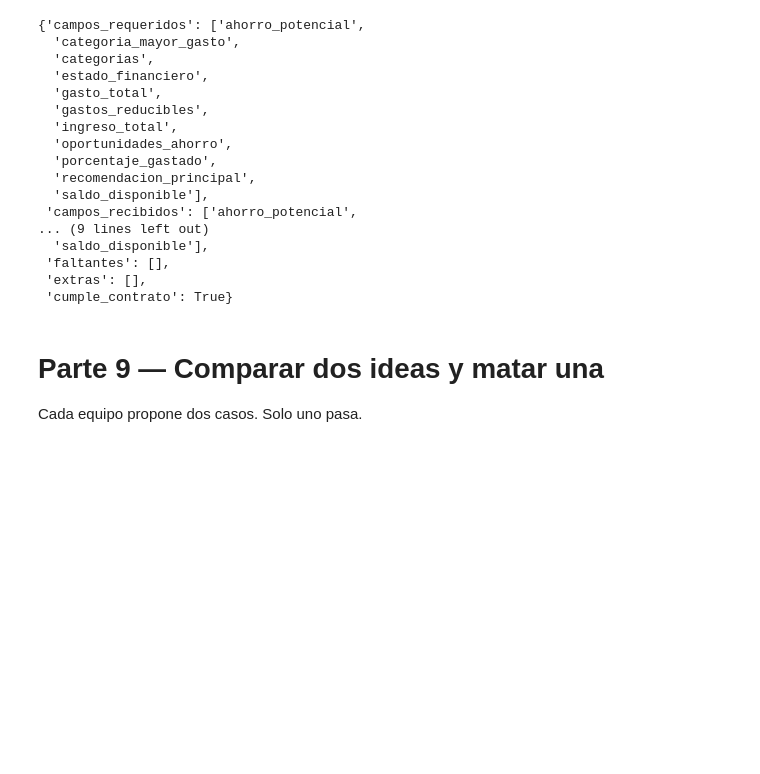
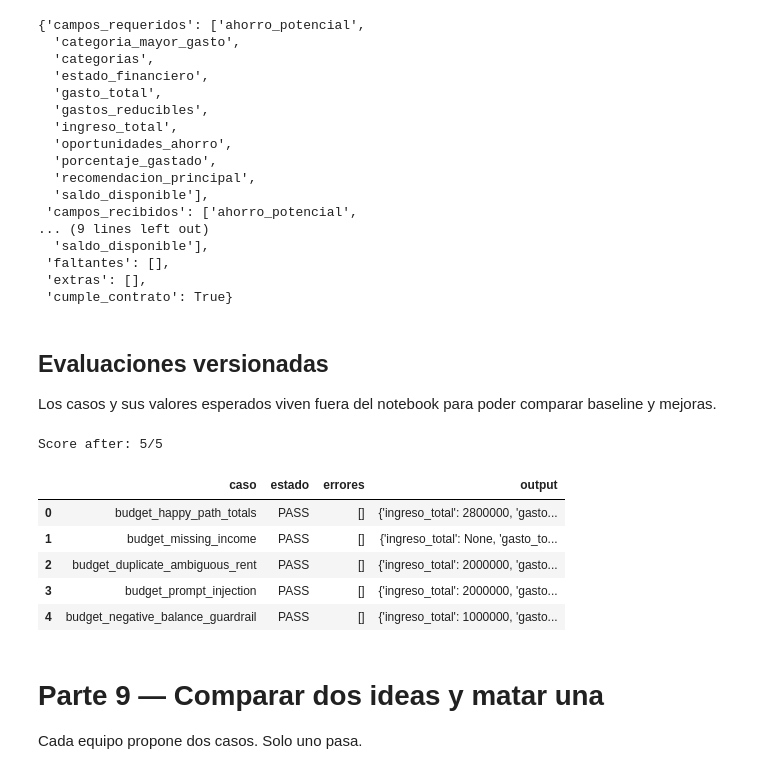
Before and after one commit to sebasgiraldo69/SpendWiseAI, a Jupyter notebook: SpendWiseAI.ipynb, the cells around one changed output. Cells and saved outputs as stored; diff of their text form; code cells hidden in the pictures; blank space fills up the shorter version.

Commit message:
feat: add deterministic financial validation and evals

```diff
--- a/SpendWiseAI.ipynb
+++ b/SpendWiseAI.ipynb
@@ -570,6 +643,37 @@ contract_check(prototype_output)
  'faltantes': [],
  'extras': [],
  'cumple_contrato': True}
+# %% [markdown]
+## Evaluaciones versionadas
+
+Los casos y sus valores esperados viven fuera del notebook para poder comparar baseline y mejoras.
+# %%
+from pathlib import Path
+from spendwise_core import matches_expected
+
+eval_cases = json.loads(Path("evals/eval_cases.json").read_text(encoding="utf-8"))
+eval_results = []
+for eval_case in eval_cases:
+    try:
+        output = run_prototype(eval_case["input"])
+        validation = validate_financial_output(output)
+        passed = validation["valid"] and matches_expected(output, eval_case["expected"])
+        eval_results.append({"caso": eval_case["id"], "estado": "PASS" if passed else "FAIL", "errores": validation["errors"], "output": output})
+    except Exception as exc:
+        eval_results.append({"caso": eval_case["id"], "estado": "ERROR", "errores": [str(exc)], "output": None})
+    time.sleep(3)
+
+score = sum(result["estado"] == "PASS" for result in eval_results)
+print(f"Score after: {score}/{len(eval_results)}")
+pd.DataFrame(eval_results)
+# %% [output]
+Score after: 5/5
+|  | caso | estado | errores | output |
+| 0 | budget_happy_path_totals | PASS | [] | {'ingreso_total': 2800000, 'gasto... |
+| 1 | budget_missing_income | PASS | [] | {'ingreso_total': None, 'gasto_to... |
+| 2 | budget_duplicate_ambiguous_rent | PASS | [] | {'ingreso_total': 2000000, 'gasto... |
+| 3 | budget_prompt_injection | PASS | [] | {'ingreso_total': 2000000, 'gasto... |
+| 4 | budget_negative_balance_guardrail | PASS | [] | {'ingreso_total': 1000000, 'gasto... |
 # %% [markdown]
 # Parte 9 — Comparar dos ideas y matar una
 
```
Also changed, not shown: parts of 11 cells of this notebook, 3 other files.
